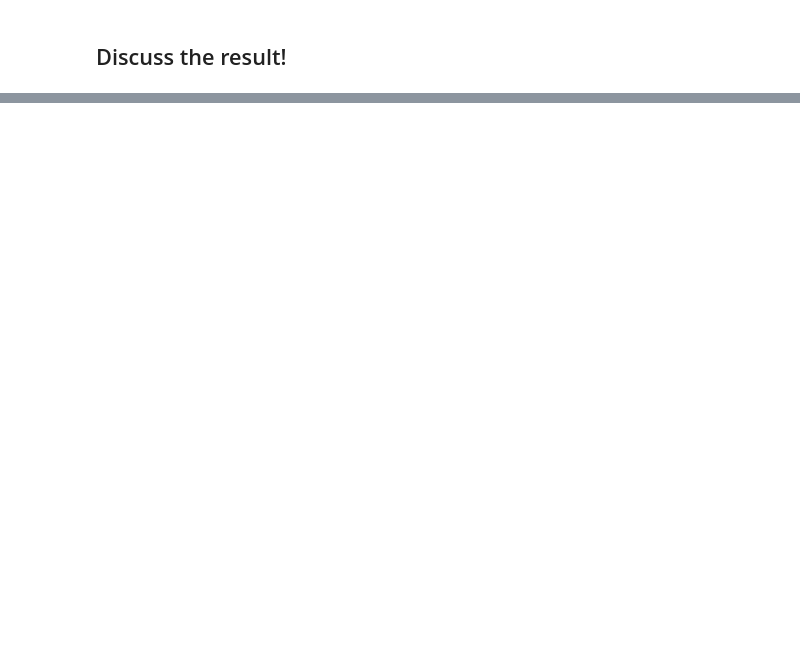
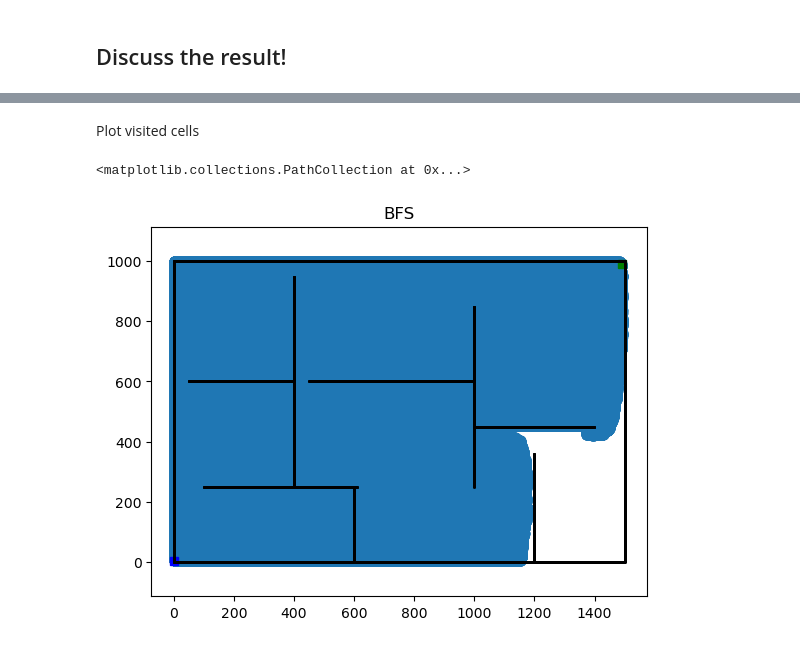
Before and after one commit to schollenkopf/MarineRoboticsTeam1, a Jupyter notebook: Training Sessions/TS3 Path Planning Notebook/exe1_search_based.ipynb, the cells around one changed output, grey strips where cells are left out. Saved outputs shown, nothing was run; the diff lists cells and outputs as text; code cells hidden in the pictures; blank space fills up the shorter version.

```diff
--- a/Training Sessions/TS3 Path Planning Notebook/exe1_search_based.ipynb
+++ b/Training Sessions/TS3 Path Planning Notebook/exe1_search_based.ipynb
@@ -138,0 +148,2 @@ plt.show()
+# %% [markdown]
+Plot visited cells
@@ -138,0 +153,9 @@ plt.show()
+# %%
+plot_bfs.plot_grid("BFS")
+visited_bfs = np.array(visited_bfs)
+X = visited_bfs[:,0]
+Y = visited_bfs[:,1]
+plt.scatter(X,Y)
+# %% [output]
+<matplotlib.collections.PathCollection at 0x...>
+[figure, added]
```
Also changed, not shown: parts of 11 cells of this notebook, 2 other files.
